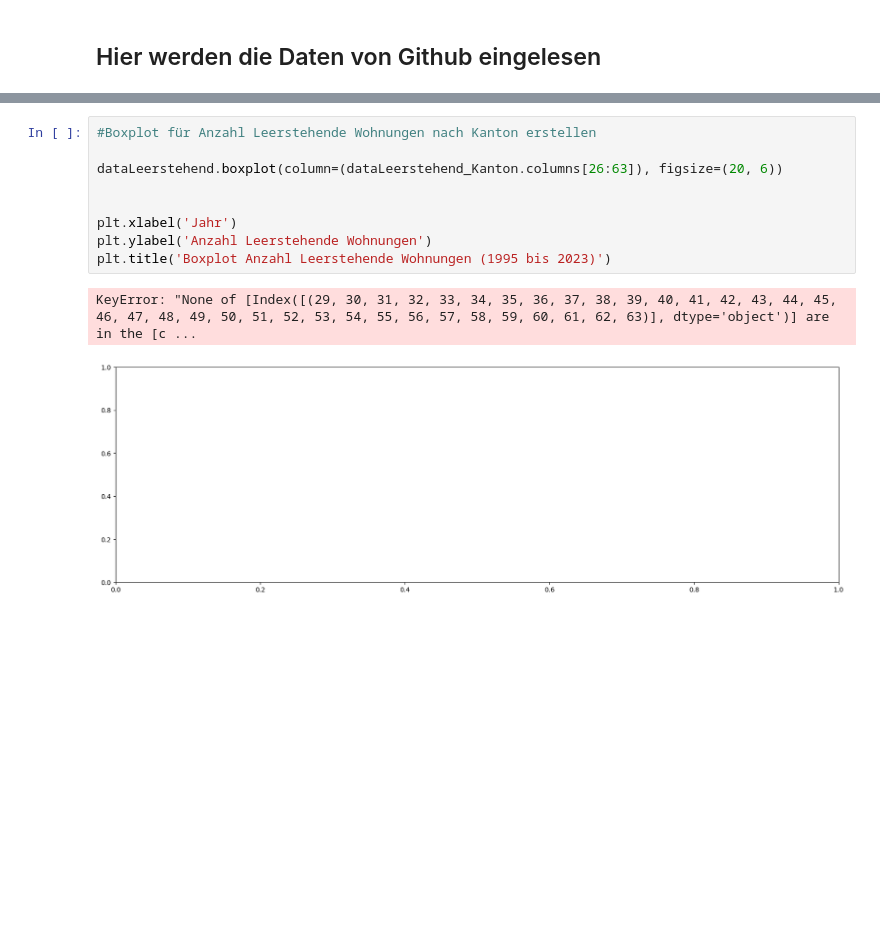
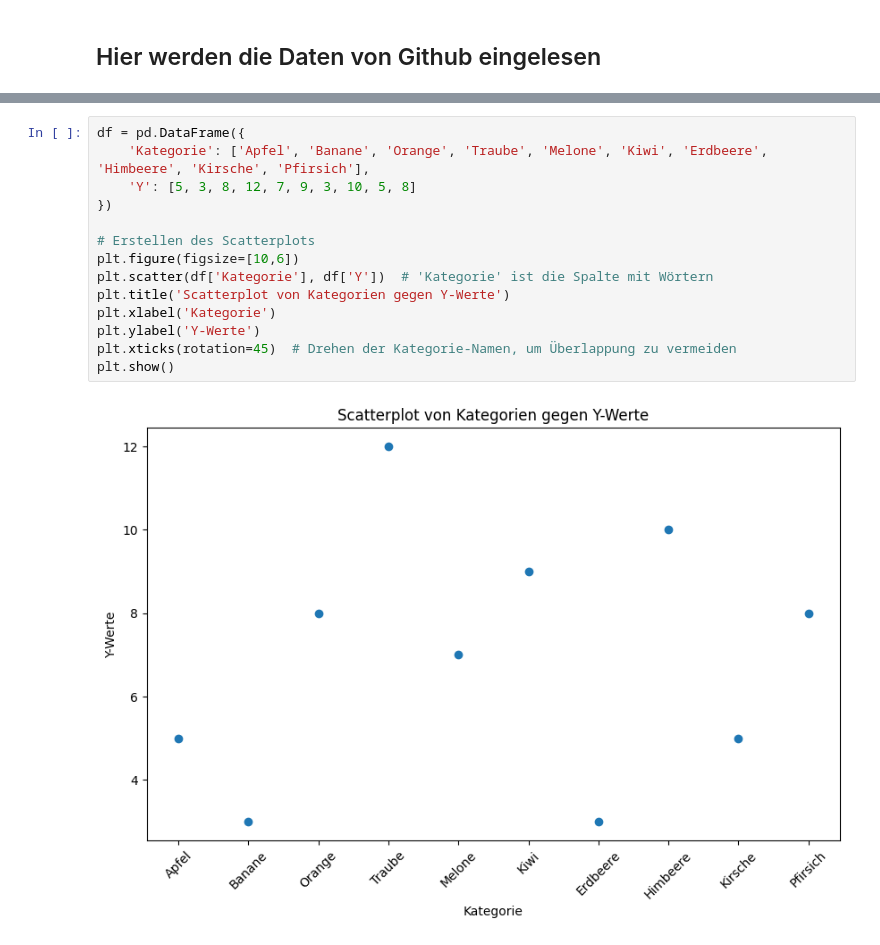
Before and after one commit to GRUPPE-BINA24/Datenspeicher, a Jupyter notebook: Raphael_TEST_Semesterarbeit_BINA.ipynb, the cells around one changed output, grey strips where cells are left out. Drawn from its saved outputs; the diff is of its cells as text; blank space fills up the shorter version.

Commit message:
Scatterplot v1 test

```diff
--- a/Raphael_TEST_Semesterarbeit_BINA.ipynb
+++ b/Raphael_TEST_Semesterarbeit_BINA.ipynb
@@ -241,12 +20,16 @@ dataLeerstehend_Kanton.drop(dataLeerstehend_Kanton.columns[26:63], axis=1)
-# %%
-#Boxplot für Anzahl Leerstehende Wohnungen nach Kanton erstellen
-
-dataLeerstehend.boxplot(column=(dataLeerstehend_Kanton.columns[26:63]), figsize=(20, 6))
-
-
-plt.xlabel('Jahr')
-plt.ylabel('Anzahl Leerstehende Wohnungen')
-plt.title('Boxplot Anzahl Leerstehende Wohnungen (1995 bis 2023)')
-# %% [output]
-KeyError: "None of [Index([(29, 30, 31, 32, 33, 34, 35, 36, 37, 38, 39, 40, 41, 42, 43, 44, 45, 46, 47, 48, 49, 50, 51, 52, 53, 54, 55, 56, 57, 58, 59, 60, 61, 62, 63)], dtype='object')] are in the [c ...
-[figure, removed]
+# %%
+df = pd.DataFrame({
+    'Kategorie': ['Apfel', 'Banane', 'Orange', 'Traube', 'Melone', 'Kiwi', 'Erdbeere', 'Himbeere', 'Kirsche', 'Pfirsich'],
+    'Y': [5, 3, 8, 12, 7, 9, 3, 10, 5, 8]
+})
+
+# Erstellen des Scatterplots
+plt.figure(figsize=[10,6])
+plt.scatter(df['Kategorie'], df['Y'])  # 'Kategorie' ist die Spalte mit Wörtern
+plt.title('Scatterplot von Kategorien gegen Y-Werte')
+plt.xlabel('Kategorie')
+plt.ylabel('Y-Werte')
+plt.xticks(rotation=45)  # Drehen der Kategorie-Namen, um Überlappung zu vermeiden
+plt.show()
+# %% [output]
+[figure, added]
```
Also changed, not shown: parts of 19 cells of this notebook.
